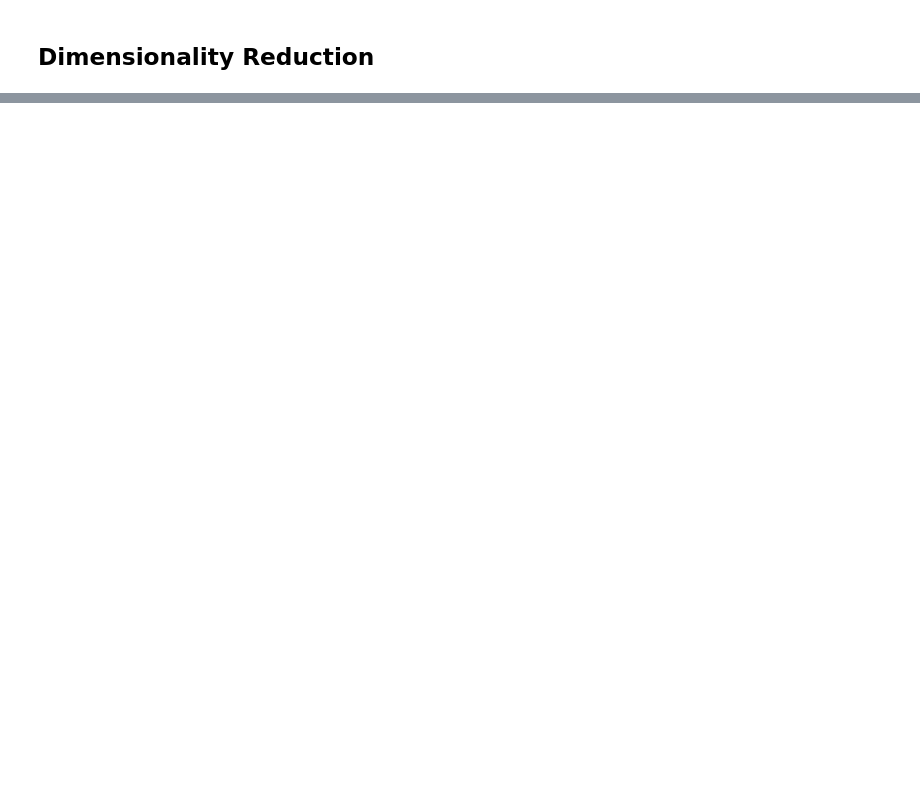
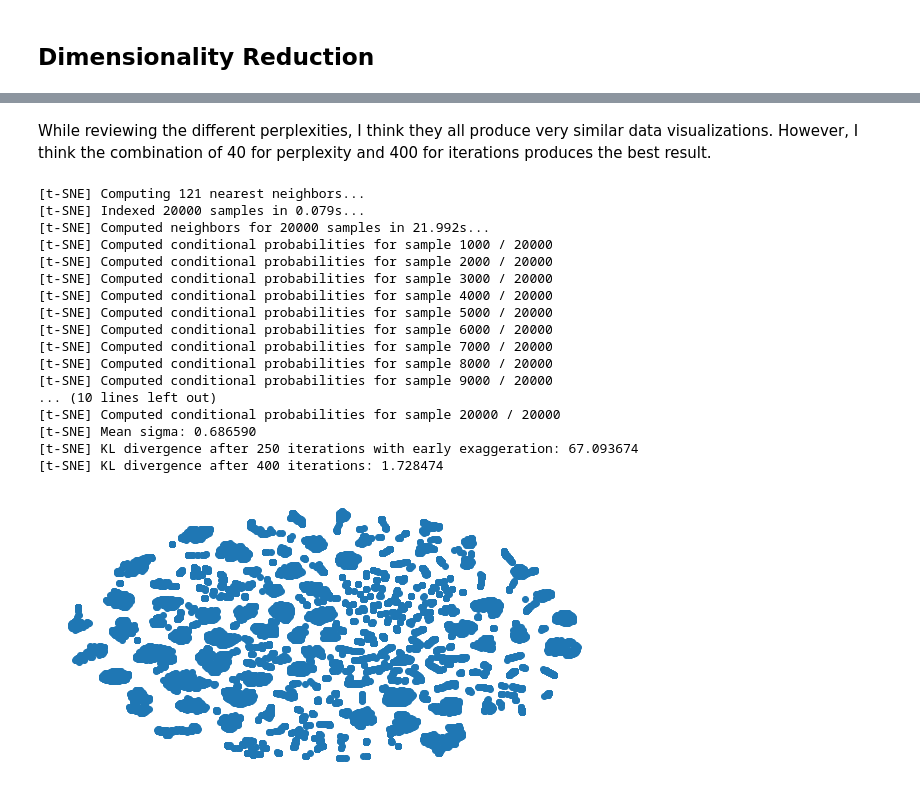
Before and after one commit to BenGriffith/data-science, a Jupyter notebook: exercises/unsupervised-learning-challenge.ipynb, the cells around one changed output, grey strips where cells are left out. Drawn from its saved outputs; the diff is of its cells as text; code cells hidden in the pictures; blank space fills up the shorter version.

```diff
--- a/exercises/unsupervised-learning-challenge.ipynb
+++ b/exercises/unsupervised-learning-challenge.ipynb
@@ -79,0 +562,35 @@ X_std = scaler.fit_transform(X)
+# %% [markdown]
+While reviewing the different perplexities, I think they all produce very similar data visualizations. However, I think the combination of 40 for perplexity and 400 for iterations produces the best result.
+# %%
+# Define t-SNE
+tsne = TSNE(n_components=2, verbose=1, perplexity=40, n_iter=400)
+
+# Retrieve components
+tsne_results = tsne.fit_transform(X_std)
+
+# Plot visual
+plt.figure(figsize=(10,5))
+plt.scatter(tsne_results[:, 0], tsne_results[:, 1])
+plt.xticks([])
+plt.yticks([])
+plt.axis('off')
+plt.show()
+# %% [output]
+[t-SNE] Computing 121 nearest neighbors...
+[t-SNE] Indexed 20000 samples in 0.079s...
+[t-SNE] Computed neighbors for 20000 samples in 21.992s...
+[t-SNE] Computed conditional probabilities for sample 1000 / 20000
+[t-SNE] Computed conditional probabilities for sample 2000 / 20000
+[t-SNE] Computed conditional probabilities for sample 3000 / 20000
+[t-SNE] Computed conditional probabilities for sample 4000 / 20000
+[t-SNE] Computed conditional probabilities for sample 5000 / 20000
+[t-SNE] Computed conditional probabilities for sample 6000 / 20000
+[t-SNE] Computed conditional probabilities for sample 7000 / 20000
+[t-SNE] Computed conditional probabilities for sample 8000 / 20000
+[t-SNE] Computed conditional probabilities for sample 9000 / 20000
+... (10 lines left out)
+[t-SNE] Computed conditional probabilities for sample 20000 / 20000
+[t-SNE] Mean sigma: 0.686590
+[t-SNE] KL divergence after 250 iterations with early exaggeration: 67.093674
+[t-SNE] KL divergence after 400 iterations: 1.728474
+[figure, added]
```
Also changed, not shown: parts of 50 cells of this notebook.
